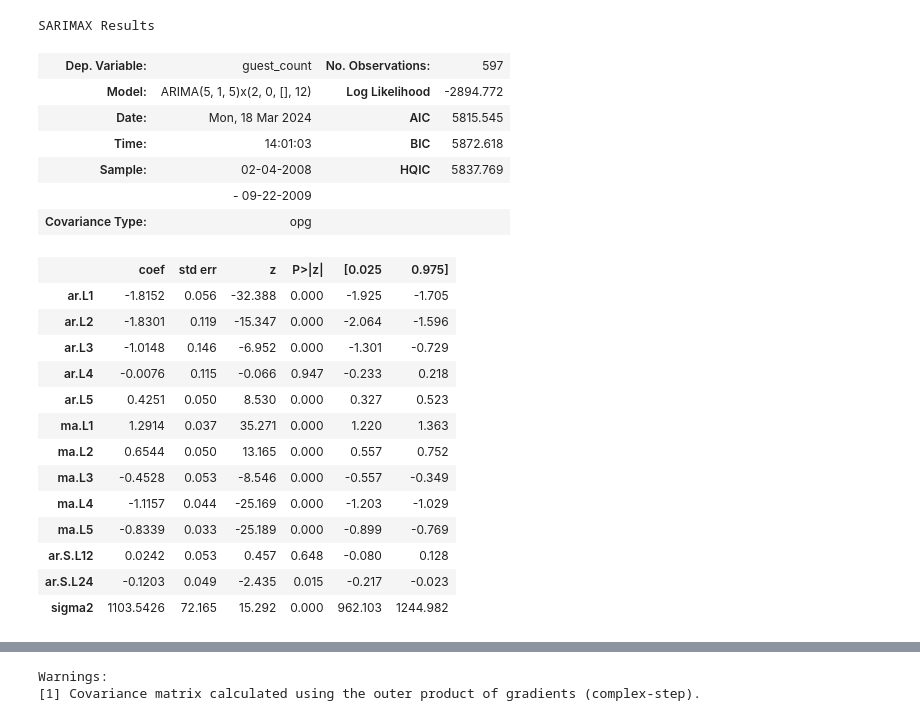
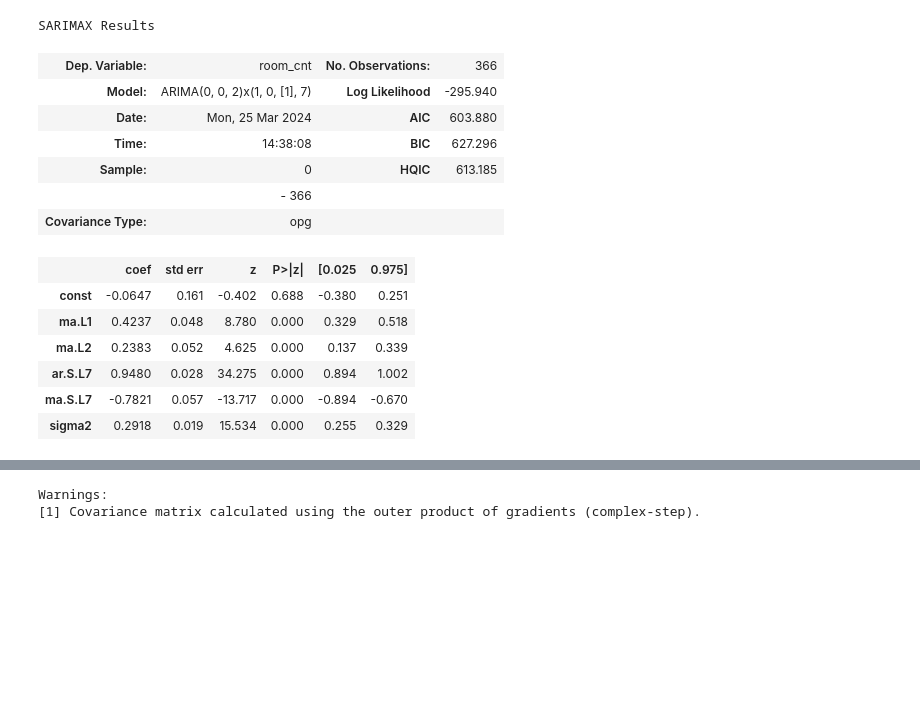
Before and after one commit to Matija-Kukic/lumen, a Jupyter notebook: models/ARIMA/train_occupancy_testing.ipynb, the cells around one changed output, grey strips where cells are left out. Drawn from its saved outputs; the diff is of its cells as text; code cells hidden in the pictures; blank space fills up the shorter version.

```diff
--- a/models/ARIMA/train_occupancy_testing.ipynb
+++ b/models/ARIMA/train_occupancy_testing.ipynb
@@ -12,7 +13,7 @@ import warnings
 warnings.filterwarnings("ignore")
 # %%
 path = Path.cwd().parent.parent
-filePath = str(path) + "/data_process/train_processing/train_data_occupancy.parquet"
+filePath = str(path) + "/data_cleanup/train_data_price_corrected.parquet"
 df = pd.read_parquet(filePath)
 df.info()
 # %% [output]
@@ -34,0 +37,17 @@ print(test.shape)
+# %%
+room_occupancy = df[(df["cancel_date"].isna())]
+
+dates = []
+for index, row in room_occupancy.iterrows():
+    delta = (row["date_to"] - row["date_from"]).days
+    for i in range(delta):
+        dates.append((row["date_from"] + pd.Timedelta(days=i), row["room_cnt"]))
+
+# Pretvaranje u DataFrame
+room_dates_df = pd.DataFrame(dates, columns=["date", "room_cnt"])
+
+# Grupiranje po datumu i sumiranje broja gostiju
+room_occupancy = room_dates_df.groupby("date")["room_cnt"].sum().reset_index()
+room_occupancy.index = room_occupancy["date"]
+del room_occupancy["date"]
+#room_occupancy.head()
@@ -34,0 +107,19 @@ print(test.shape)
+# %%
+
+# Apply logarithm function to guest_count data
+room_occupancy["room_count_log"] = np.log(room_occupancy["room_cnt"])
+
+# Seasonal differencing
+seasonal_difference = room_occupancy['room_count_log'].diff(periods=365)
+
+# Remove NaN values resulted from differencing
+seasonal_difference = seasonal_difference.dropna()
+
+# Plot seasonal differenced data
+plt.figure(figsize=(10, 6))
+plt.plot(seasonal_difference)
+plt.title('Seasonally Differenced Log(Guest Count)')
+plt.xlabel('Date')
+plt.ylabel('Differenced Log(Guest Count)')
+plt.grid(True)
+plt.show()
@@ -34,0 +128,5 @@ print(test.shape)
+# %%
+seasonal_difference_df = seasonal_difference.to_frame(name='room_cnt').reset_index()
+seasonal_difference_df.columns = ['date', 'room_cnt']
+seasonal_difference_df = seasonal_difference_df[seasonal_difference_df["date"] > "2009-01-01"]
+seasonal_difference_df.head()
@@ -94,29 +243,22 @@ KeyboardInterrupt:
 # %%
 # best prediction
 #mod = ARIMA(train["guest_count"], order = (6,0,1), seasonal_order = (5,0,2,7))
-mod = ARIMA(train["guest_count"], order = (5,1,5), seasonal_order = (2,0,0,12))
+mod = ARIMA(seasonal_difference_df["room_cnt"], order = (0,0,2), seasonal_order = (1,0,1,7))
 mod = mod.fit()
 mod.summary()
 # %% [output]
 SARIMAX Results
-| Dep. Variable: | guest_count | No. Observations: | 597 |
-| Model: | ARIMA(5, 1, 5)x(2, 0, [], 12) | Log Likelihood | -2894.772 |
-| Date: | Mon, 18 Mar 2024 | AIC | 5815.545 |
-| Time: | 14:01:03 | BIC | 5872.618 |
-| Sample: | 02-04-2008 | HQIC | 5837.769 |
-|  | - 09-22-2009 |  |  |
+| Dep. Variable: | room_cnt | No. Observations: | 366 |
+| Model: | ARIMA(0, 0, 2)x(1, 0, [1], 7) | Log Likelihood | -295.940 |
+| Date: | Mon, 25 Mar 2024 | AIC | 603.880 |
+| Time: | 14:38:08 | BIC | 627.296 |
+| Sample: | 0 | HQIC | 613.185 |
+|  | - 366 |  |  |
 | Covariance Type: | opg |  |  |
 |  | coef | std err | z | P>|z| | [0.025 | 0.975] |
-| ar.L1 | -1.8152 | 0.056 | -32.388 | 0.000 | -1.925 | -1.705 |
-| ar.L2 | -1.8301 | 0.119 | -15.347 | 0.000 | -2.064 | -1.596 |
-| ar.L3 | -1.0148 | 0.146 | -6.952 | 0.000 | -1.301 | -0.729 |
-| ar.L4 | -0.0076 | 0.115 | -0.066 | 0.947 | -0.233 | 0.218 |
-| ar.L5 | 0.4251 | 0.050 | 8.530 | 0.000 | 0.327 | 0.523 |
-| ma.L1 | 1.2914 | 0.037 | 35.271 | 0.000 | 1.220 | 1.363 |
-| ma.L2 | 0.6544 | 0.050 | 13.165 | 0.000 | 0.557 | 0.752 |
-| ma.L3 | -0.4528 | 0.053 | -8.546 | 0.000 | -0.557 | -0.349 |
-| ma.L4 | -1.1157 | 0.044 | -25.169 | 0.000 | -1.203 | -1.029 |
-| ma.L5 | -0.8339 | 0.033 | -25.189 | 0.000 | -0.899 | -0.769 |
-| ar.S.L12 | 0.0242 | 0.053 | 0.457 | 0.648 | -0.080 | 0.128 |
-| ar.S.L24 | -0.1203 | 0.049 | -2.435 | 0.015 | -0.217 | -0.023 |
-| sigma2 | 1103.5426 | 72.165 | 15.292 | 0.000 | 962.103 | 1244.982 |
+| const | -0.0647 | 0.161 | -0.402 | 0.688 | -0.380 | 0.251 |
+| ma.L1 | 0.4237 | 0.048 | 8.780 | 0.000 | 0.329 | 0.518 |
+| ma.L2 | 0.2383 | 0.052 | 4.625 | 0.000 | 0.137 | 0.339 |
+| ar.S.L7 | 0.9480 | 0.028 | 34.275 | 0.000 | 0.894 | 1.002 |
+| ma.S.L7 | -0.7821 | 0.057 | -13.717 | 0.000 | -0.894 | -0.670 |
+| sigma2 | 0.2918 | 0.019 | 15.534 | 0.000 | 0.255 | 0.329 |
```
Also changed, not shown: parts of 21 cells of this notebook, 1 other file.
